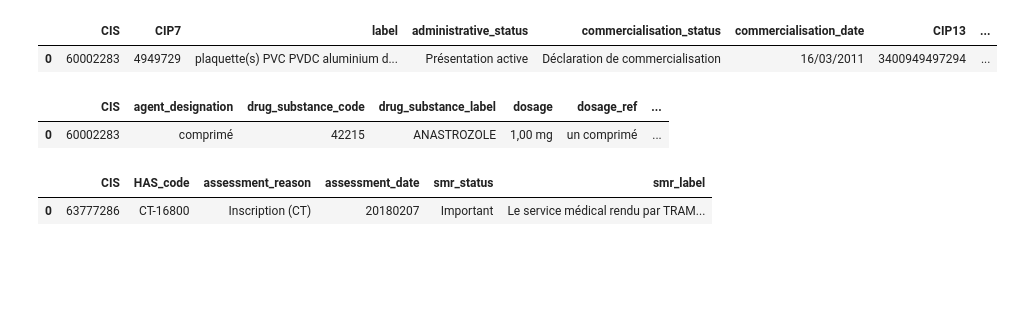
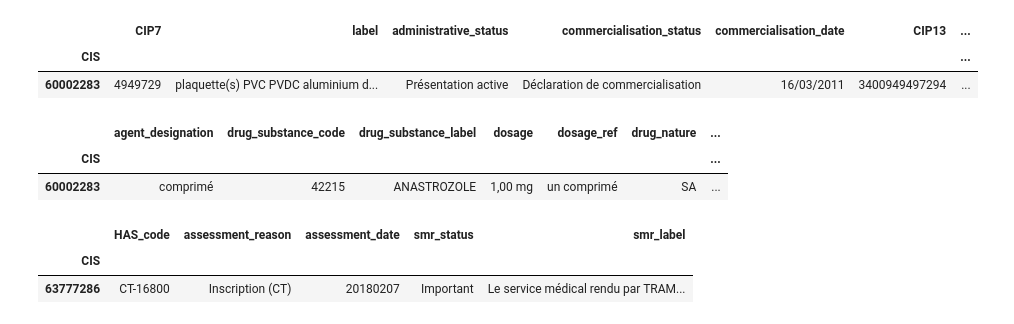
Before and after one commit to Alsyia/IS3024-data-mining, a Jupyter notebook: Medicmining.ipynb, the cells around one changed output. Cells and saved outputs as stored; diff of their text form; code cells hidden in the pictures; blank space fills up the shorter version.

```diff
--- a/Medicmining.ipynb
+++ b/Medicmining.ipynb
@@ -24,26 +57,29 @@ drugs.head(n=1)
 # %%
 forms_names = ["CIS",
               "CIP7",
               "label",
               "administrative_status",
               "commercialisation_status",
                "commercialisation_date",
               "CIP13",
               "collectivities_aggreement",
               "reinbursement_rate",
               "price",
                "total_price",
                "dispensing_fee", # Je suppose...
               "description"]
 
 forms = pd.read_table("./Data/CIS_CIP_bdpm.txt", names=forms_names, encoding="latin-1", sep="\t", index_col=False)
 # forms.head(n=20)
+forms=forms.set_index("CIS")
 forms.head(n=1)
 
+
 #TODO : Un médicament n'ayant pas de taux de remboursement (non-remboursé) ne devrait pas avoir d'honoraire de dispensation
 # %% [output]
-|  | CIS | CIP7 | label | administrative_status | commercialisation_status | commercialisation_date | CIP13 | ... |
-| 0 | 60002283 | 4949729 | plaquette(s) PVC PVDC aluminium d... | Présentation active | Déclaration de commercialisation | 16/03/2011 | 3400949497294 | ... |
+|  | CIP7 | label | administrative_status | commercialisation_status | commercialisation_date | CIP13 | ... |
+| CIS |  |  |  |  |  |  | ... |
+| 60002283 | 4949729 | plaquette(s) PVC PVDC aluminium d... | Présentation active | Déclaration de commercialisation | 16/03/2011 | 3400949497294 | ... |
 # %%
 compositions_names = ["CIS",
                      "agent_designation",
@@ -55,10 +91,12 @@ compositions_names = ["CIS",
                      "SA_ST_link"]
 
 compositions = pd.read_table("./Data/CIS_COMPO_bdpm.txt", names=compositions_names, encoding="latin-1", index_col=False)
+compositions=compositions.set_index("CIS")
 compositions.head(n=1)
 # %% [output]
-|  | CIS | agent_designation | drug_substance_code | drug_substance_label | dosage | dosage_ref | ... |
-| 0 | 60002283 | comprimé | 42215 | ANASTROZOLE | 1,00 mg | un comprimé | ... |
+|  | agent_designation | drug_substance_code | drug_substance_label | dosage | dosage_ref | drug_nature | ... |
+| CIS |  |  |  |  |  |  | ... |
+| 60002283 | comprimé | 42215 | ANASTROZOLE | 1,00 mg | un comprimé | SA | ... |
 # %%
 smr_names = ["CIS",
                      "HAS_code",
@@ -68,10 +106,12 @@ smr_names = ["CIS",
                      "smr_label"]
 
 smr = pd.read_table("./Data/CIS_HAS_SMR_bdpm.txt", names=smr_names, encoding="latin-1", index_col=False)
+smr=smr.set_index("CIS")
 smr.head(n=1)
 # %% [output]
-|  | CIS | HAS_code | assessment_reason | assessment_date | smr_status | smr_label |
-| 0 | 63777286 | CT-16800 | Inscription (CT) | 20180207 | Important | Le service médical rendu par TRAM... |
+|  | HAS_code | assessment_reason | assessment_date | smr_status | smr_label |
+| CIS |  |  |  |  |  |
+| 63777286 | CT-16800 | Inscription (CT) | 20180207 | Important | Le service médical rendu par TRAM... |
 # %%
 asmr_names = ["CIS",
                      "HAS_code",
```
Also changed, not shown: parts of 13 cells of this notebook.
